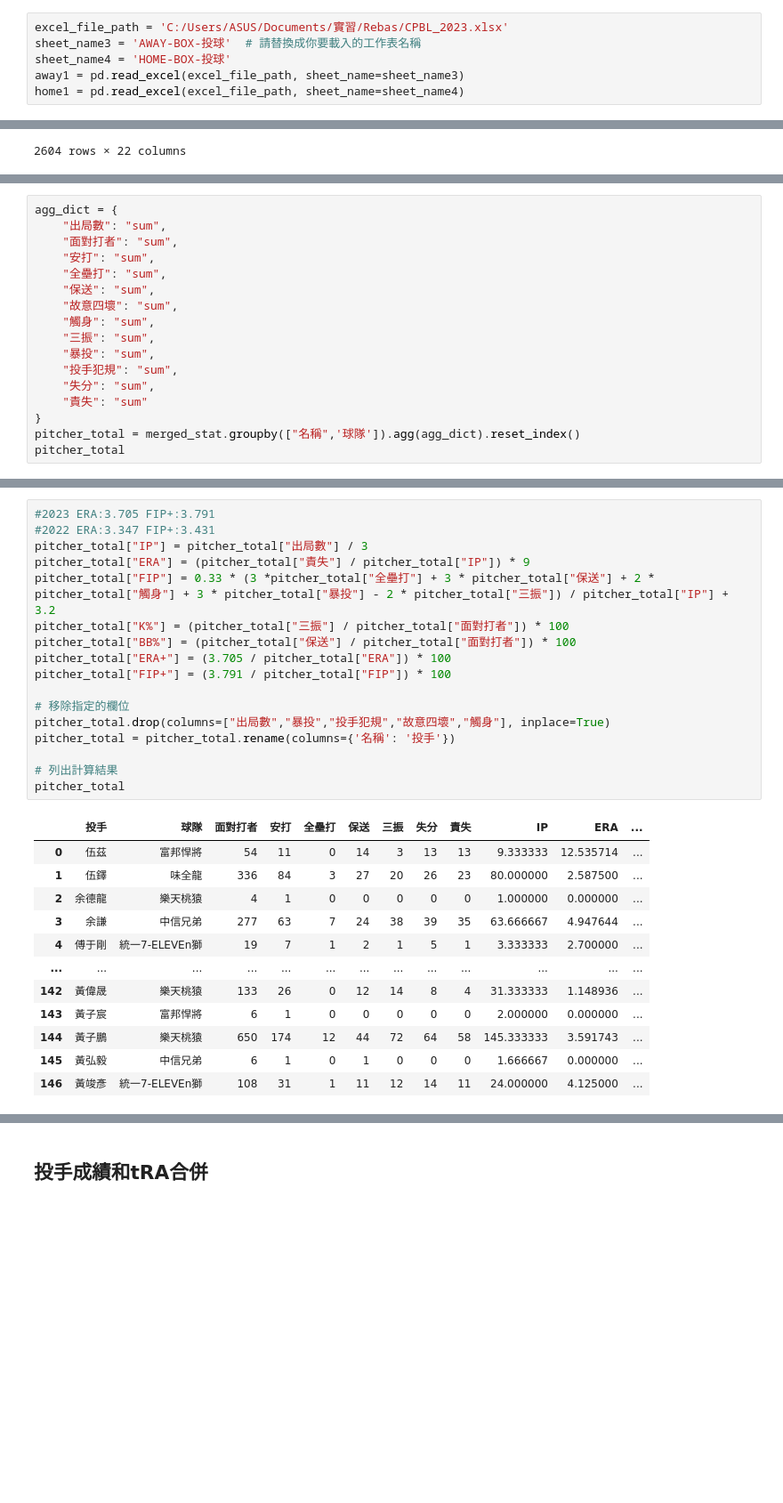
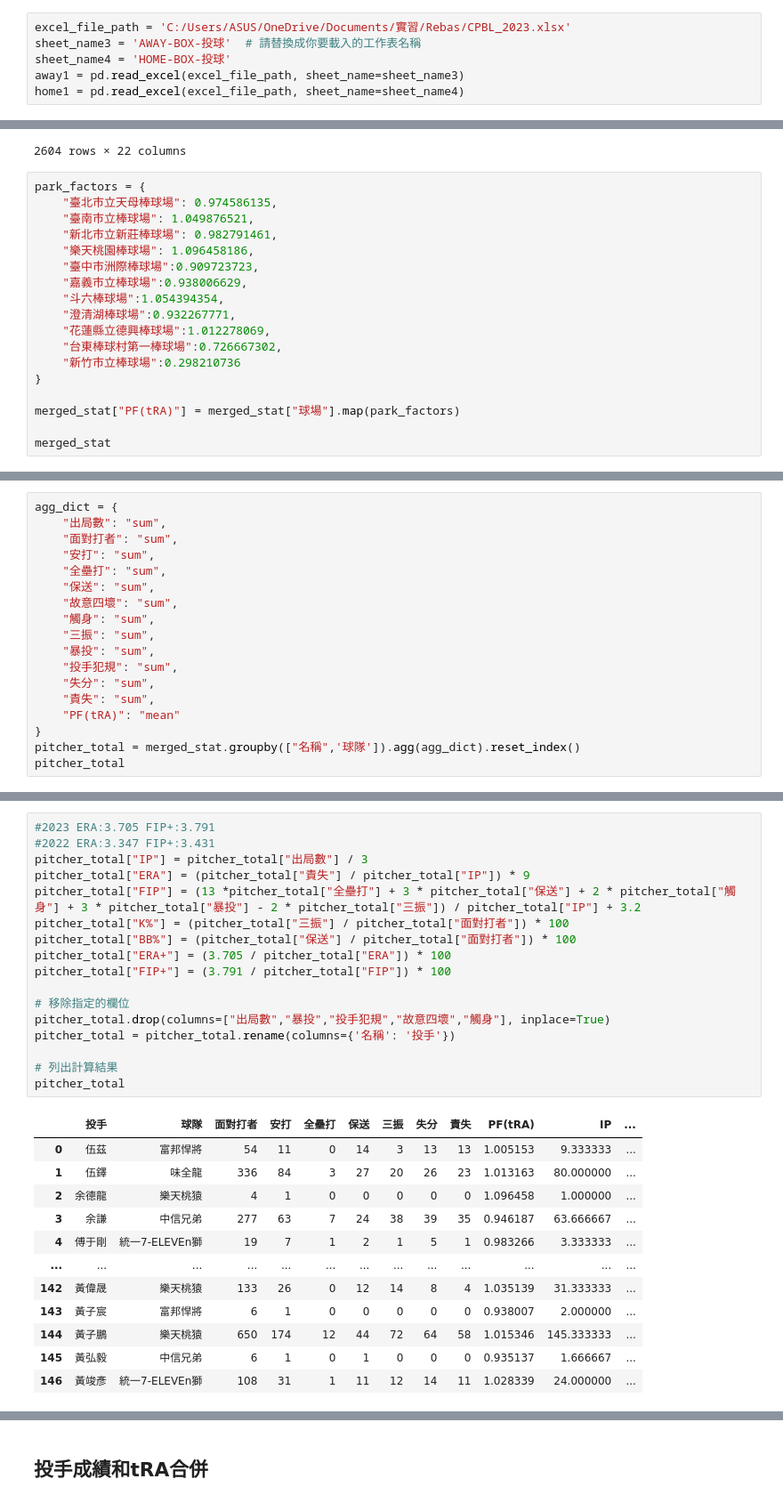
Before and after one commit to WSC25/CPBL_Pitcher_WAR2.0, a Jupyter notebook: WAR2.0-第四部份-投手成績tRA合併+最終WAR計算.ipynb, the cells around one changed output, grey strips where cells are left out. Shown: that part at 89% size. Saved outputs shown, nothing was run; the diff lists cells and outputs as text; blank space fills up the shorter version.

```diff
--- a/WAR2.0-第四部份-投手成績tRA合併+最終WAR計算.ipynb
+++ b/WAR2.0-第四部份-投手成績tRA合併+最終WAR計算.ipynb
@@ -3,7 +3,7 @@ import pandas as pd
 # %% [markdown]
 ## 投手數據整理
 # %%
-excel_file_path = 'C:/Users/ASUS/Documents/實習/Rebas/CPBL_2023.xlsx'
+excel_file_path = 'C:/Users/ASUS/OneDrive/Documents/實習/Rebas/CPBL_2023.xlsx'
 sheet_name3 = 'AWAY-BOX-投球'  # 請替換成你要載入的工作表名稱
 sheet_name4 = 'HOME-BOX-投球'
 away1 = pd.read_excel(excel_file_path, sheet_name=sheet_name3)
@@ -30,3 +30,21 @@ merged_stat
 | 2602 | 1 | 2023-04-01 17:21 | 臺中市洲際棒球場 | 中信兄弟 | NaN | 2 | 50 | 蔡齊哲 | 2 | 8 | ... | ... |
 | 2603 | 1 | 2023-04-01 17:21 | 臺中市洲際棒球場 | 中信兄弟 | NaN | 3 | 20 | 江忠城 | 6 | 18 | ... | ... |
 2604 rows × 22 columns
+# %%
+park_factors = {
+    "臺北市立天母棒球場": 0.974586135,
+    "臺南市立棒球場": 1.049876521,
+    "新北市立新莊棒球場": 0.982791461,
+    "樂天桃園棒球場": 1.096458186,
+    "臺中市洲際棒球場":0.909723723,
+    "嘉義市立棒球場":0.938006629,
+    "斗六棒球場":1.054394354,
+    "澄清湖棒球場":0.932267771,
+    "花蓮縣立德興棒球場":1.012278069,
+    "台東棒球村第一棒球場":0.726667302,
+    "新竹市立棒球場":0.298210736
+}
+
+merged_stat["PF(tRA)"] = merged_stat["球場"].map(park_factors)
+
+merged_stat
@@ -43,7 +75,8 @@ agg_dict = {
     "暴投": "sum",
     "投手犯規": "sum",
     "失分": "sum",
-    "責失": "sum"
+    "責失": "sum",
+    "PF(tRA)": "mean"
 }
 pitcher_total = merged_stat.groupby(["名稱",'球隊']).agg(agg_dict).reset_index()
 pitcher_total
@@ -64,30 +97,30 @@ pitcher_total
 # %%
 #2023 ERA:3.705 FIP+:3.791
 #2022 ERA:3.347 FIP+:3.431
 pitcher_total["IP"] = pitcher_total["出局數"] / 3
 pitcher_total["ERA"] = (pitcher_total["責失"] / pitcher_total["IP"]) * 9
-pitcher_total["FIP"] = 0.33 * (3 *pitcher_total["全壘打"] + 3 * pitcher_total["保送"] + 2 * pitcher_total["觸身"] + 3 * pitcher_total["暴投"] - 2 * pitcher_total["三振"]) / pitcher_total["IP"] + 3.2
+pitcher_total["FIP"] = (13 *pitcher_total["全壘打"] + 3 * pitcher_total["保送"] + 2 * pitcher_total["觸身"] + 3 * pitcher_total["暴投"] - 2 * pitcher_total["三振"]) / pitcher_total["IP"] + 3.2
 pitcher_total["K%"] = (pitcher_total["三振"] / pitcher_total["面對打者"]) * 100
 pitcher_total["BB%"] = (pitcher_total["保送"] / pitcher_total["面對打者"]) * 100
 pitcher_total["ERA+"] = (3.705 / pitcher_total["ERA"]) * 100
 pitcher_total["FIP+"] = (3.791 / pitcher_total["FIP"]) * 100
 
 # 移除指定的欄位
 pitcher_total.drop(columns=["出局數","暴投","投手犯規","故意四壞","觸身"], inplace=True)
 pitcher_total = pitcher_total.rename(columns={'名稱': '投手'})
 
 # 列出計算結果
 pitcher_total
 # %% [output]
-|  | 投手 | 球隊 | 面對打者 | 安打 | 全壘打 | 保送 | 三振 | 失分 | 責失 | IP | ERA | ... |
-| 0 | 伍茲 | 富邦悍將 | 54 | 11 | 0 | 14 | 3 | 13 | 13 | 9.333333 | 12.535714 | ... |
-| 1 | 伍鐸 | 味全龍 | 336 | 84 | 3 | 27 | 20 | 26 | 23 | 80.000000 | 2.587500 | ... |
-| 2 | 余德龍 | 樂天桃猿 | 4 | 1 | 0 | 0 | 0 | 0 | 0 | 1.000000 | 0.000000 | ... |
-| 3 | 余謙 | 中信兄弟 | 277 | 63 | 7 | 24 | 38 | 39 | 35 | 63.666667 | 4.947644 | ... |
-| 4 | 傅于剛 | 統一7-ELEVEn獅 | 19 | 7 | 1 | 2 | 1 | 5 | 1 | 3.333333 | 2.700000 | ... |
+|  | 投手 | 球隊 | 面對打者 | 安打 | 全壘打 | 保送 | 三振 | 失分 | 責失 | PF(tRA) | IP | ... |
+| 0 | 伍茲 | 富邦悍將 | 54 | 11 | 0 | 14 | 3 | 13 | 13 | 1.005153 | 9.333333 | ... |
+| 1 | 伍鐸 | 味全龍 | 336 | 84 | 3 | 27 | 20 | 26 | 23 | 1.013163 | 80.000000 | ... |
+| 2 | 余德龍 | 樂天桃猿 | 4 | 1 | 0 | 0 | 0 | 0 | 0 | 1.096458 | 1.000000 | ... |
+| 3 | 余謙 | 中信兄弟 | 277 | 63 | 7 | 24 | 38 | 39 | 35 | 0.946187 | 63.666667 | ... |
+| 4 | 傅于剛 | 統一7-ELEVEn獅 | 19 | 7 | 1 | 2 | 1 | 5 | 1 | 0.983266 | 3.333333 | ... |
 | ... | ... | ... | ... | ... | ... | ... | ... | ... | ... | ... | ... | ... |
-| 142 | 黃偉晟 | 樂天桃猿 | 133 | 26 | 0 | 12 | 14 | 8 | 4 | 31.333333 | 1.148936 | ... |
-| 143 | 黃子宸 | 富邦悍將 | 6 | 1 | 0 | 0 | 0 | 0 | 0 | 2.000000 | 0.000000 | ... |
-| 144 | 黃子鵬 | 樂天桃猿 | 650 | 174 | 12 | 44 | 72 | 64 | 58 | 145.333333 | 3.591743 | ... |
-| 145 | 黃弘毅 | 中信兄弟 | 6 | 1 | 0 | 1 | 0 | 0 | 0 | 1.666667 | 0.000000 | ... |
-| 146 | 黃竣彥 | 統一7-ELEVEn獅 | 108 | 31 | 1 | 11 | 12 | 14 | 11 | 24.000000 | 4.125000 | ... |
+| 142 | 黃偉晟 | 樂天桃猿 | 133 | 26 | 0 | 12 | 14 | 8 | 4 | 1.035139 | 31.333333 | ... |
+| 143 | 黃子宸 | 富邦悍將 | 6 | 1 | 0 | 0 | 0 | 0 | 0 | 0.938007 | 2.000000 | ... |
+| 144 | 黃子鵬 | 樂天桃猿 | 650 | 174 | 12 | 44 | 72 | 64 | 58 | 1.015346 | 145.333333 | ... |
+| 145 | 黃弘毅 | 中信兄弟 | 6 | 1 | 0 | 1 | 0 | 0 | 0 | 0.935137 | 1.666667 | ... |
+| 146 | 黃竣彥 | 統一7-ELEVEn獅 | 108 | 31 | 1 | 11 | 12 | 14 | 11 | 1.028339 | 24.000000 | ... |
```
Also changed, not shown: parts of 11 cells of this notebook, 4 other files.
